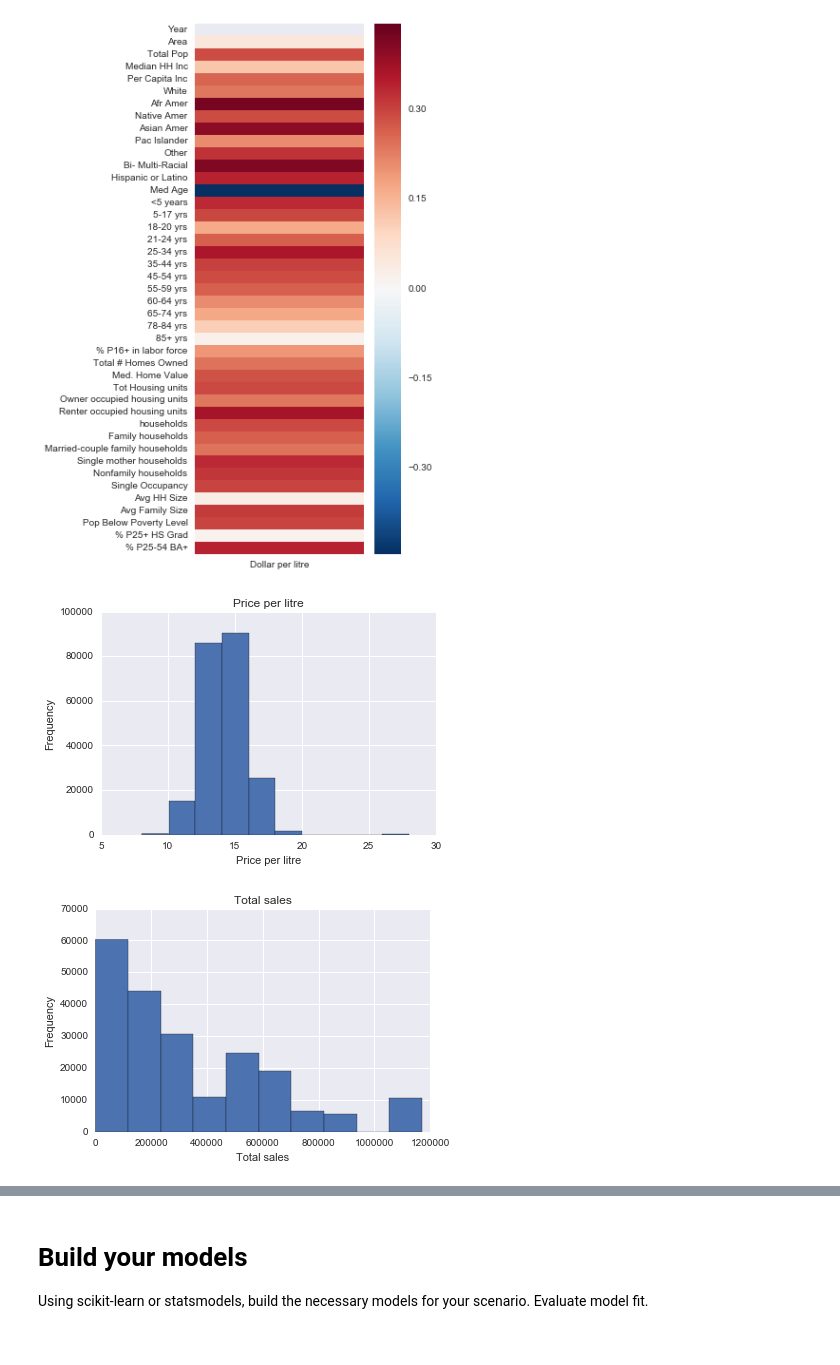
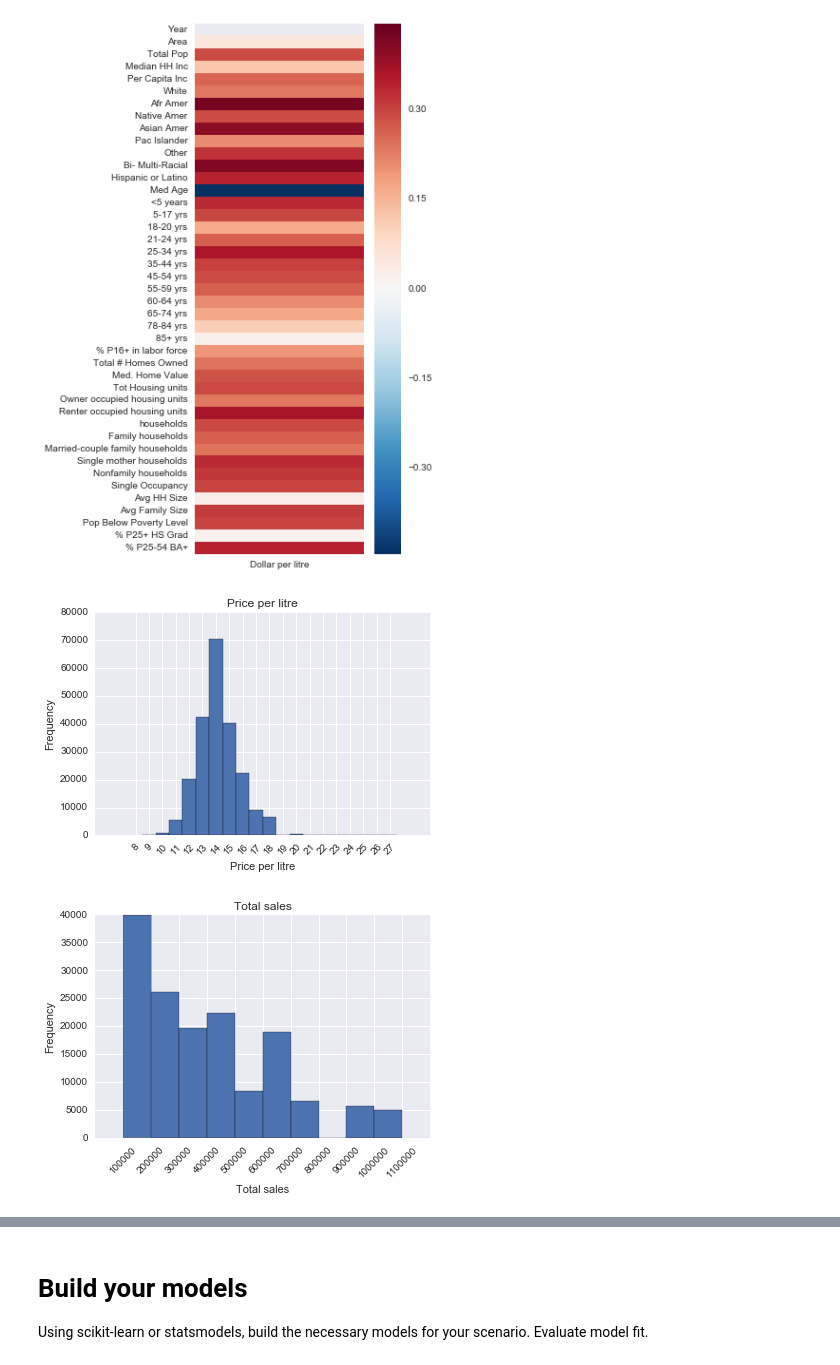
Before and after one commit to spockl/ga-dsi-1, a Jupyter notebook: projects/projects-weekly/project-03/starter-code/project-3-jocelyn-ong.ipynb, the cells around one changed output, grey strips where cells are left out. Saved outputs shown, nothing was run; the diff lists cells and outputs as text; code cells hidden in the pictures.

```diff
--- a/projects/projects-weekly/project-03/starter-code/project-3-jocelyn-ong.ipynb
+++ b/projects/projects-weekly/project-03/starter-code/project-3-jocelyn-ong.ipynb
@@ -150,7 +152,7 @@ df3 = df2.copy()
 # Aggregate sales and volume by zip code
 agg_sales = pd.pivot_table(df3, index=['Zip Code'], \
                values=['Bottles Sold', 'Volume Sold (Liters)', 'Sale (Dollars)'],\
-                     aggfunc=[np.median, sum]).reset_index()
+                     aggfunc=sum).reset_index()
 df2 = df2.merge(agg_sales, how='left',on='Zip Code')
 
 # Get number of stores
@@ -177,8 +177,7 @@ df2.columns = ['Date', 'Store Number', 'Zip Code', 'Category', 'Category Name',\
        'Bottle Volume (ml)', 'State Bottle Cost', 'State Bottle Retail',\
        'Bottles Sold', 'Sale (Dollars)', 'Volume Sold (Liters)',\
        'Volume Sold (Gallons)', 'City', 'County', 'County Number', 'Area (sqkm)','Month',\
-       'Year', 'median bottles sold', 'median sales',\
-       'median volume sold', 'total bottles sold', 'total sales', 'total volume sold', 'Store Count']
+       'Year', 'total bottles sold', 'total sales', 'total volume sold', 'Store Count']
 # %%
 # Adding a column for dollar per litre
 df2['Dollar per litre'] = df2['total sales']/df2['total volume sold']
@@ -203,7 +202,7 @@ not_full_years
 [2016]
 # %%
 # We're just interested in the following columns
-col_required = ['Zip Code', 'median bottles sold', 'median sales', 'median volume sold',\
+col_required = ['Zip Code',\
                 'total bottles sold', 'total sales', 'total volume sold', 'Store Count',\
                 'Dollar per litre', 'Area (sqkm)', 'Stores per sqkm', 'Year']
 full_df = df2
@@ -236,6 +235,7 @@ sales_df.head()
 # %%
 # Read in our demographics data
-demo_df = pd.read_csv('/Users/stel/joce/data_science/project-3-datasets/IowaZIPdemos.csv')
+file_path_name = base_path + 'IowaZIPdemos.csv'
+demo_df = load_file(file_path_name)
 # %%
 # Remove any rows with null values
 # Convert zips to integers for easy comparison
@@ -280,12 +281,15 @@ sns.heatmap(model_df.corr()[['Dollar per litre']].iloc[11:]);
 # %% [output]
 [figure]
 # %%
-model_df['Dollar per litre'].hist();
+model_df['Dollar per litre'].hist(bins=np.arange(min(model_df['Dollar per litre']).round(),\
+                                                 max(model_df['Dollar per litre']).round(),1)+0.5);
 plt.title('Price per litre');
 plt.xlabel('Price per litre');
 plt.ylabel('Frequency');
+plt.xticks(np.arange(min(model_df['Dollar per litre']).round(),\
+                                                 max(model_df['Dollar per litre']).round(),1),rotation=45);
 # %% [output]
-[figure, old version]
+[figure, new version]
 # %%
 # Remove outliers in sales that are 3 std away from the median
 sales_median = model_df['total sales'].median()
@@ -297,10 +301,11 @@ dollar_median = model_df['Dollar per litre'].median()
 dollar_std = model_df['Dollar per litre'].std()
 model_df = model_df[abs(model_df['Dollar per litre'] - dollar_median) <= 3*dollar_std]
 # %%
-model_df['total sales'].hist();
+model_df['total sales'].hist(bins=np.arange(100000,max(model_df['total sales']),100000)+0.5);
 plt.title('Total sales');
 plt.xlabel('Total sales');
 plt.ylabel('Frequency');
+plt.xticks(np.arange(100000,max(model_df['total sales']),100000),rotation=45);
 # %% [output]
-[figure, old version]
+[figure, new version]
 # %%
```
Also changed, not shown: parts of 13 cells of this notebook, 6 other files.
